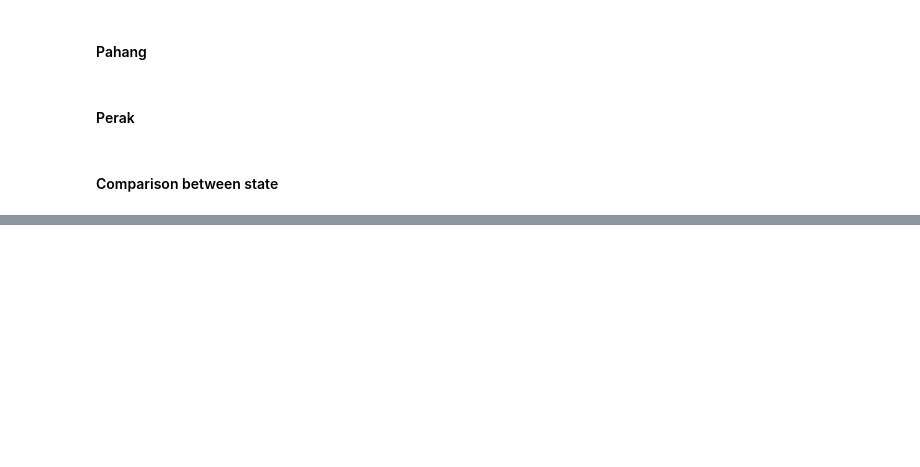
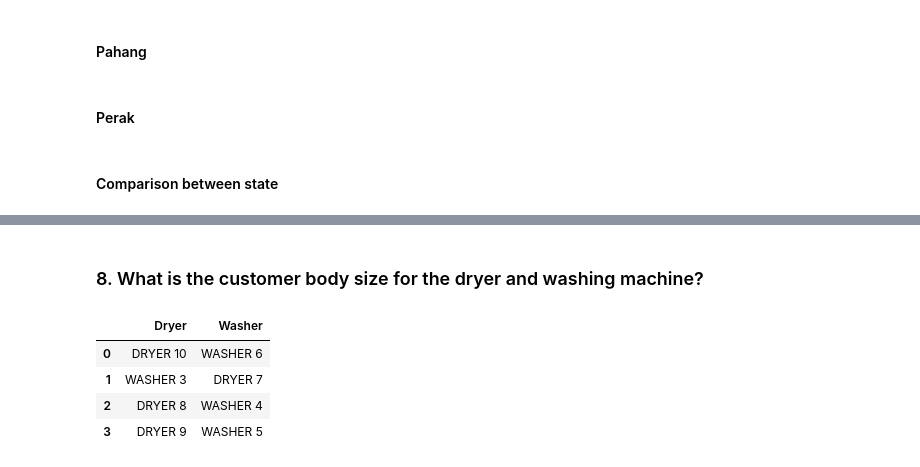
Before and after one commit to mzamfirdaus/dataminingproject, a Jupyter notebook: datapreprocessing.ipynb, the cells around one changed output, grey strips where cells are left out. Saved outputs shown, nothing was run; the diff lists cells and outputs as text; code cells hidden in the pictures; blank space fills up the shorter version.

```diff
--- a/datapreprocessing.ipynb
+++ b/datapreprocessing.ipynb
@@ -363,6 +363,9 @@ print(len(association_results))
 4
 # %%
 cnt =0
+
+dryer = []
+washer = []
 
 for item in association_results:
     cnt += 1
@@ -371,6 +374,9 @@ for item in association_results:
     pair = item[0]
     items = [x for x in pair]
     print("(Rule " + str(cnt) + ") " + str(items[0]) + " -> " + str(items[1]))
+
+    dryer.append(str(items[0]))
+    washer.append(str(items[1]))
 
     #second index of the inner list
     print("Support: " + str(round(item[1],3)))
@@ -442,0 +603,13 @@ fig.show()
+# %% [markdown]
+### 8. What is the customer body size for the dryer and washing machine?
+# %%
+dryerWasherPair = pd.DataFrame(
+    {'Dryer': dryer,
+     'Washer': washer})
+dryerWasherPair
+# %% [output]
+|  | Dryer | Washer |
+| 0 | DRYER 10 | WASHER 6 |
+| 1 | WASHER 3 | DRYER 7 |
+| 2 | DRYER 8 | WASHER 4 |
+| 3 | DRYER 9 | WASHER 5 |
```
Also changed, not shown: parts of 23 cells of this notebook.
